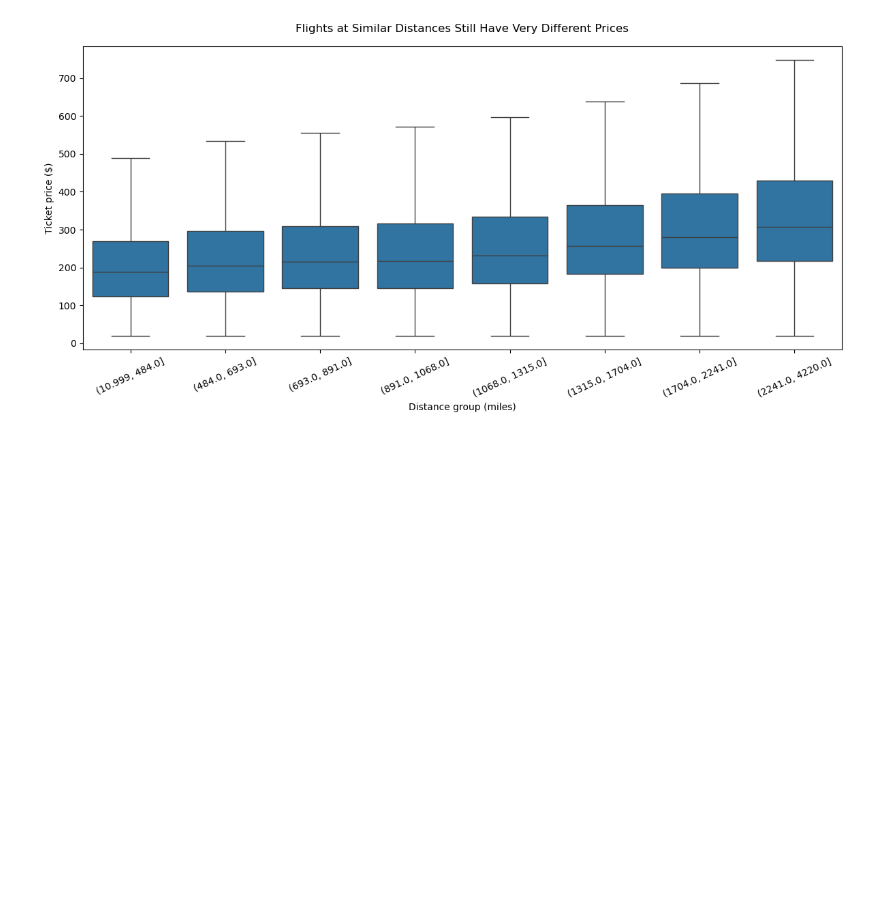
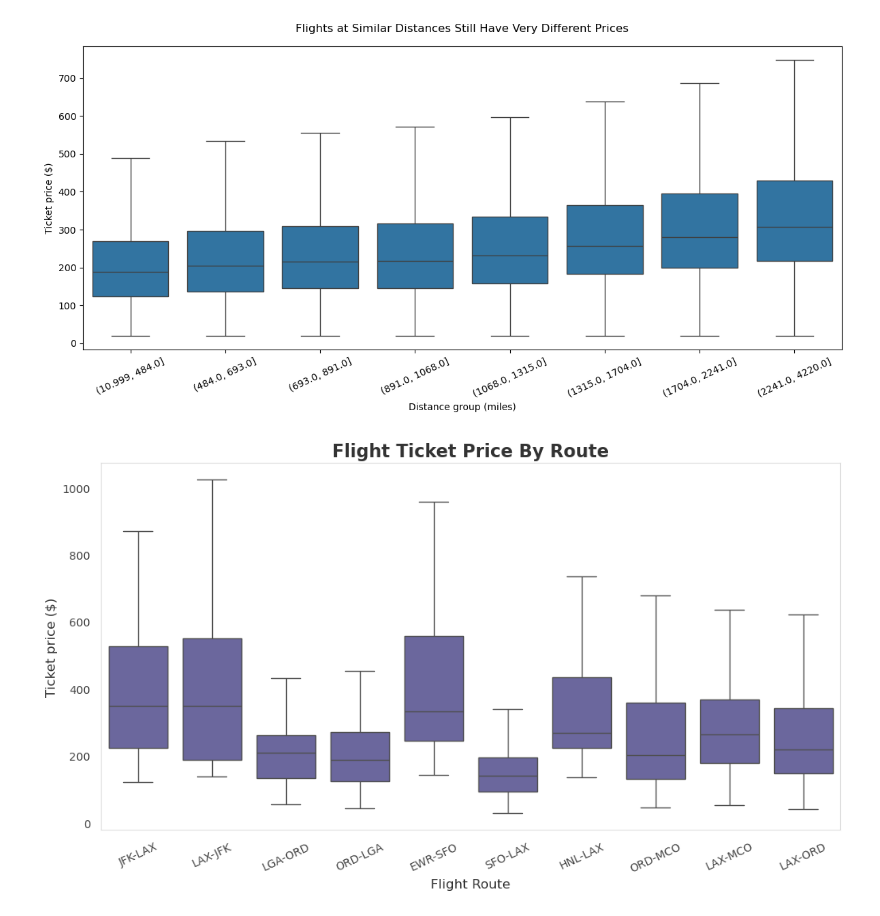
Before and after one commit to normangw/5200-data-viz, a Jupyter notebook: technical-details/story/static_viz_1.ipynb, the cells around one changed output. Cells and saved outputs as stored; diff of their text form; code cells hidden in the pictures; blank space fills up the shorter version.

```diff
--- a/technical-details/story/static_viz_1.ipynb
+++ b/technical-details/story/static_viz_1.ipynb
@@ -129,3 +127,27 @@ plt.tight_layout()
 plt.show()
 # %% [output]
 [figure]
+# %%
+df_sample = df.sample(50000, random_state=5200).copy()
+df_sample["route"] = df_sample["ORIGIN"] + "-" + df_sample["DEST"]
+top_routes = df_sample["route"].value_counts().nlargest(10).index
+df_routes = df_sample[df_sample["route"].isin(top_routes)]
+
+sns.set_theme()
+plt.style.use("theme.mplstyle")
+
+
+sns.boxplot(data=df_routes,
+            x="route",
+            y="MARKET_FARE",
+            showfliers=False,
+            color = "#635ea6"
+            )
+plt.xticks(rotation=45)
+plt.title("Flight Ticket Price By Route")
+plt.xlabel("Flight Route")
+plt.ylabel("Ticket price ($)")
+plt.xticks(rotation=25)
+plt.show()
+# %% [output]
+[figure, added]
```
Also changed, not shown: parts of 2 cells of this notebook, 3 other files.
